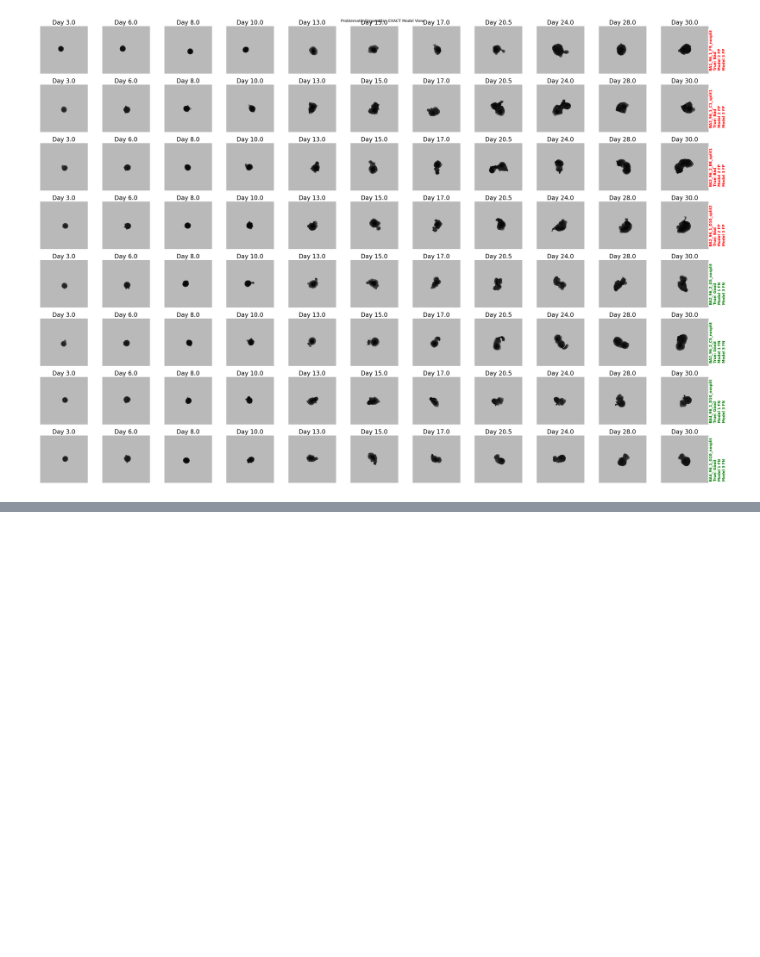
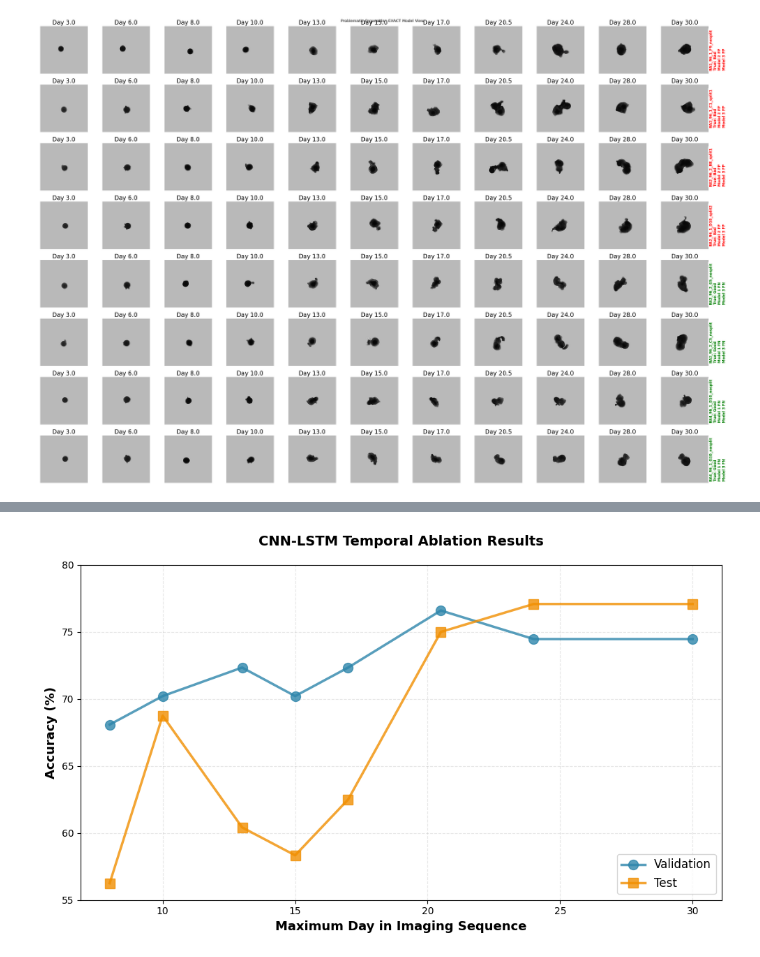
Before and after one commit to dsi-clinic/2025-promega-mini-test, a Jupyter notebook: analysis/images/series_data_prep/check_series.ipynb, the cells around one changed output, grey strips where cells are left out. Saved outputs shown, nothing was run; the diff lists cells and outputs as text; code cells hidden in the pictures; blank space fills up the shorter version.

```diff
--- a/analysis/images/series_data_prep/check_series.ipynb
+++ b/analysis/images/series_data_prep/check_series.ipynb
@@ -804,0 +933,32 @@ plt.show()
+# %%
+import json
+import matplotlib.pyplot as plt
+import numpy as np
+
+days = [r['max_day'] for r in results]
+val_acc = [r['best_val_acc'] * 100 for r in results]
+test_acc = [r['test_acc'] * 100 for r in results]
+
+# Create figure
+fig, ax = plt.subplots(figsize=(10, 6))
+
+# Plot both lines
+ax.plot(days, val_acc, 'o-', linewidth=2.5, markersize=10,
+        label='Validation', color='#2E86AB', alpha=0.8)
+ax.plot(days, test_acc, 's-', linewidth=2.5, markersize=10,
+        label='Test', color='#F18F01', alpha=0.8)
+
+# Formatting
+ax.set_xlabel('Maximum Day in Imaging Sequence', fontsize=13, fontweight='bold')
+ax.set_ylabel('Accuracy (%)', fontsize=13, fontweight='bold')
+ax.set_title('CNN-LSTM Temporal Ablation Results',
+             fontsize=14, fontweight='bold', pad=20)
+ax.grid(True, alpha=0.3, linestyle='--')
+ax.set_ylim(55, 80)
+ax.legend(fontsize=12, loc='lower right')
+
+plt.tight_layout()
+
+plt.show()
+# %% [output]
+[figure, added]
```
Also changed, not shown: parts of 3 cells of this notebook, 2 other files.
